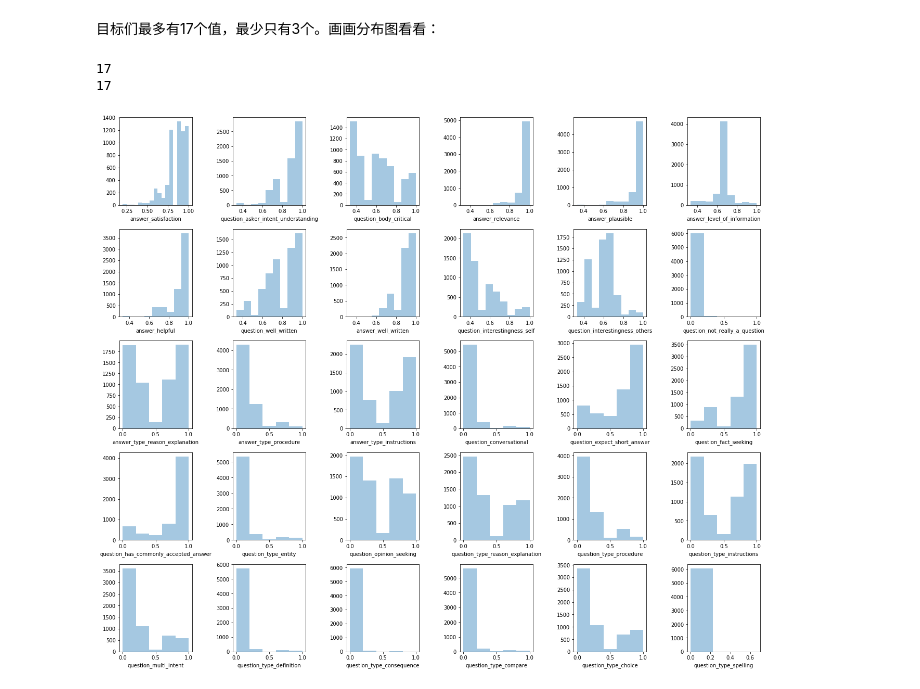
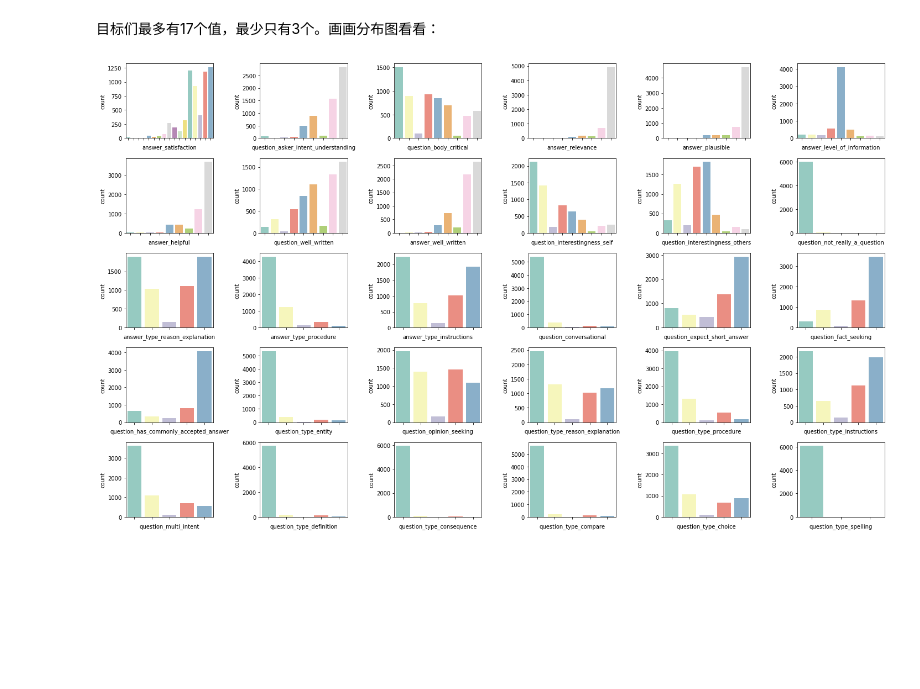
Before and after one commit to KasoLu/FLIP01, a Jupyter notebook: Code/project.ipynb, the cells around one changed output. Saved outputs shown, nothing was run; the diff lists cells and outputs as text; code cells hidden in the pictures; blank space fills up the shorter version.

```diff
--- a/Code/project.ipynb
+++ b/Code/project.ipynb
@@ -75,3 +82,6 @@ summary_data
 | 8 | url | object | 3583 | 0 | http://stats.stackexchange.com/qu... | 0.001974 | 11.641 |
 | 9 | category | object | 5 | 0 | TECHNOLOGY | 0.401546 | 2.144 |
 | 10 | host | object | 63 | 0 | stackoverflow.com | 0.206119 | 5.183 |
+# %%
+train_set['host'] = train_set['host'].apply(lambda s: s if s.find('stackexchange.com') == -1 else 'stackexchange.com')
+test_set['host'] = test_set['host'].apply(lambda s: s if s.find('stackexchange.com') == -1 else 'stackexchange.com')
@@ -106,26 +153,21 @@ Int64Index([25,  0,  1, 24, 23, 22, 21, 20, 29,  7,  6,  9, 28, 27, 26,  2,  3,
 # %% [markdown]
 目标们最多有17个值，最少只有3个。画画分布图看看：
-# %%
-print(s_summary_target['Unique'][25])
-print(summary_target['Unique'][25])
-# %% [output]
-17
-17
 # %%
-fig, axes = plt.subplots(5,6, figsize=(18, 15))
+fig, axes = plt.subplots(5,6, figsize=(20, 12))
 axes = axes.ravel()
 sorted_index = s_summary_target.index
 for i in range(len(target_cols)):
     col = target_cols[sorted_index[i]]
-    bins = summary_target['Unique'][sorted_index[i]]
     ax = axes[i]
     #print(str.format('({},{},{})',i,col,len(bins)))
-    sns.distplot(train_set[col], label=col, kde=False, bins=bins, ax=ax)
+    sns.countplot(x=col, data=train_set,palette="Set3", ax=ax)
+    ax.set_xticklabels([])
+    #ax.tick_params(axis='x', rotation=30)
     # ax.set_title(col)
     #ax.set_xlim([0, 1])
     #ax.set_ylim([0, 6079])
 plt.tight_layout()
 plt.show()
 plt.close()
 # %% [output]
-[figure, old version]
+[figure, new version]
```
Also changed, not shown: parts of 10 cells of this notebook.
